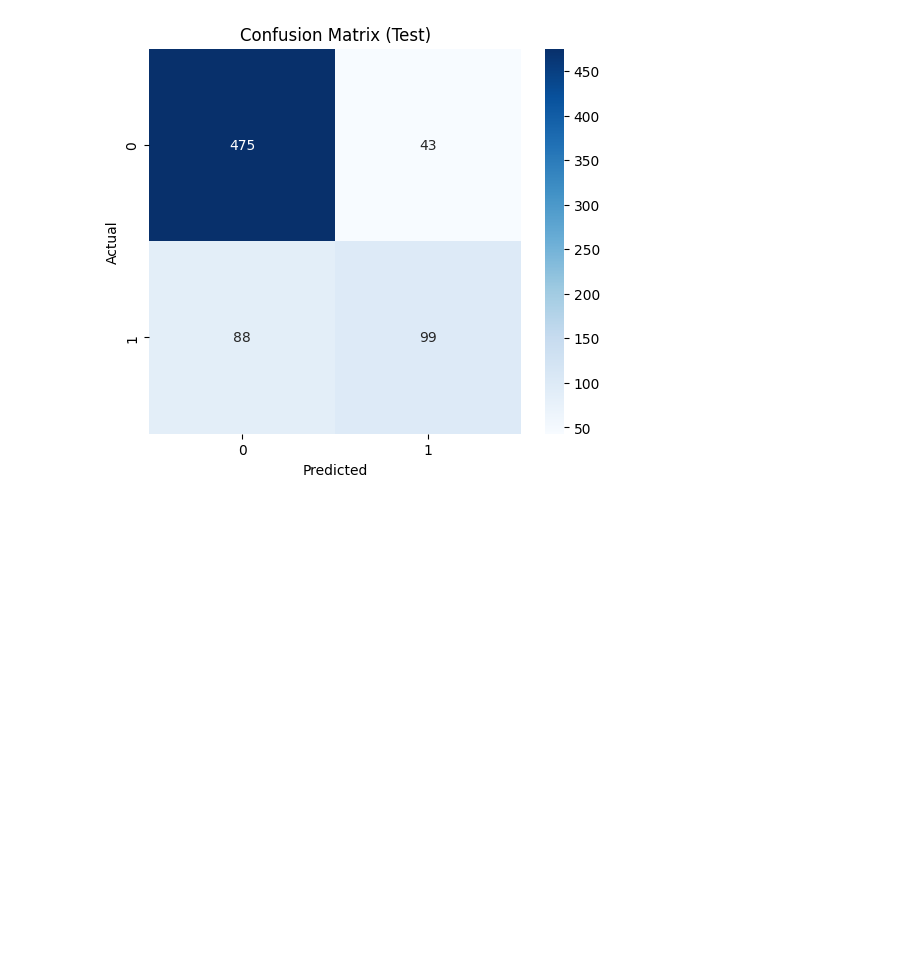
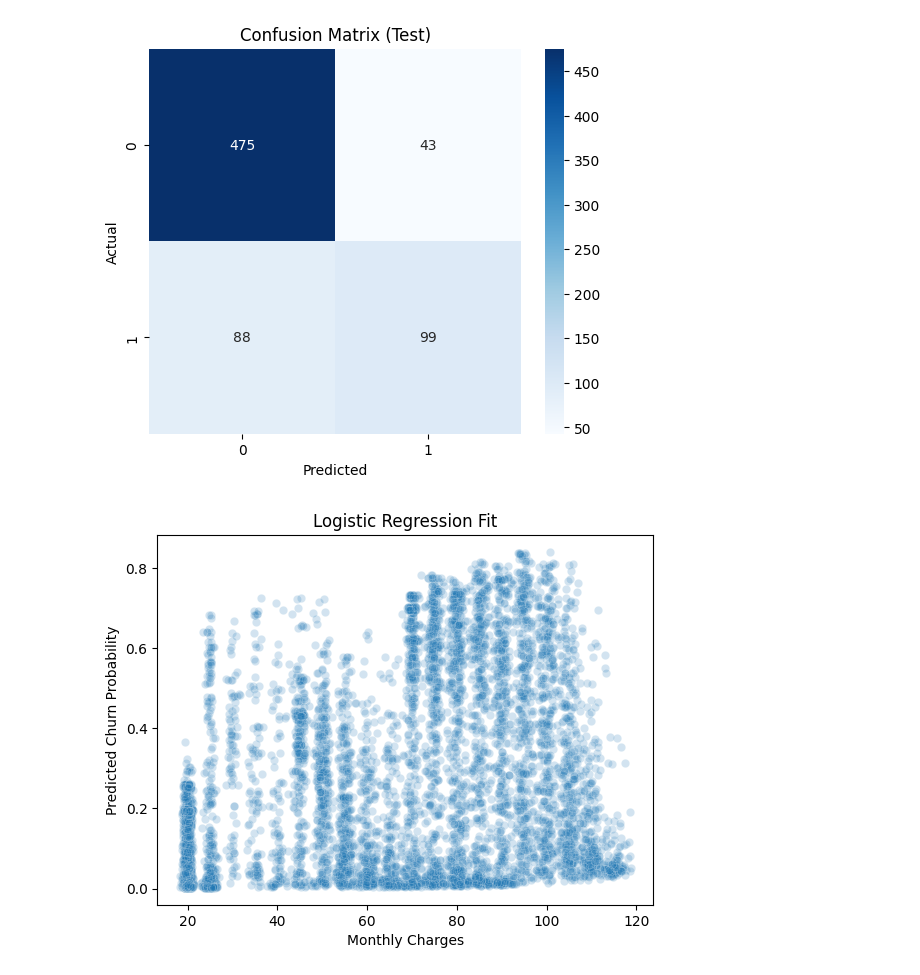
Before and after one commit to ParikNaik/Customer-Churn-Prediction, a Jupyter notebook: src/predict.ipynb, the cells around one changed output. Saved outputs shown, nothing was run; the diff lists cells and outputs as text; code cells hidden in the pictures; blank space fills up the shorter version.

```diff
--- a/src/predict.ipynb
+++ b/src/predict.ipynb
@@ -205,3 +173,17 @@ plt.ylabel("Actual")
 plt.show()
 # %% [output]
 [figure]
+# %%
+df['pred_prob'] = model.predict_proba(df.drop('Churn', axis=1))[:, 1]
+
+sns.scatterplot(x=df["MonthlyCharges"], y=df['pred_prob'], alpha=0.2)
+
+plt.xlabel("Monthly Charges")
+
+plt.ylabel("Predicted Churn Probability")
+
+plt.title("Logistic Regression Fit")
+
+plt.show()
+# %% [output]
+[figure, added]
```
Also changed, not shown: parts of 7 cells of this notebook.
